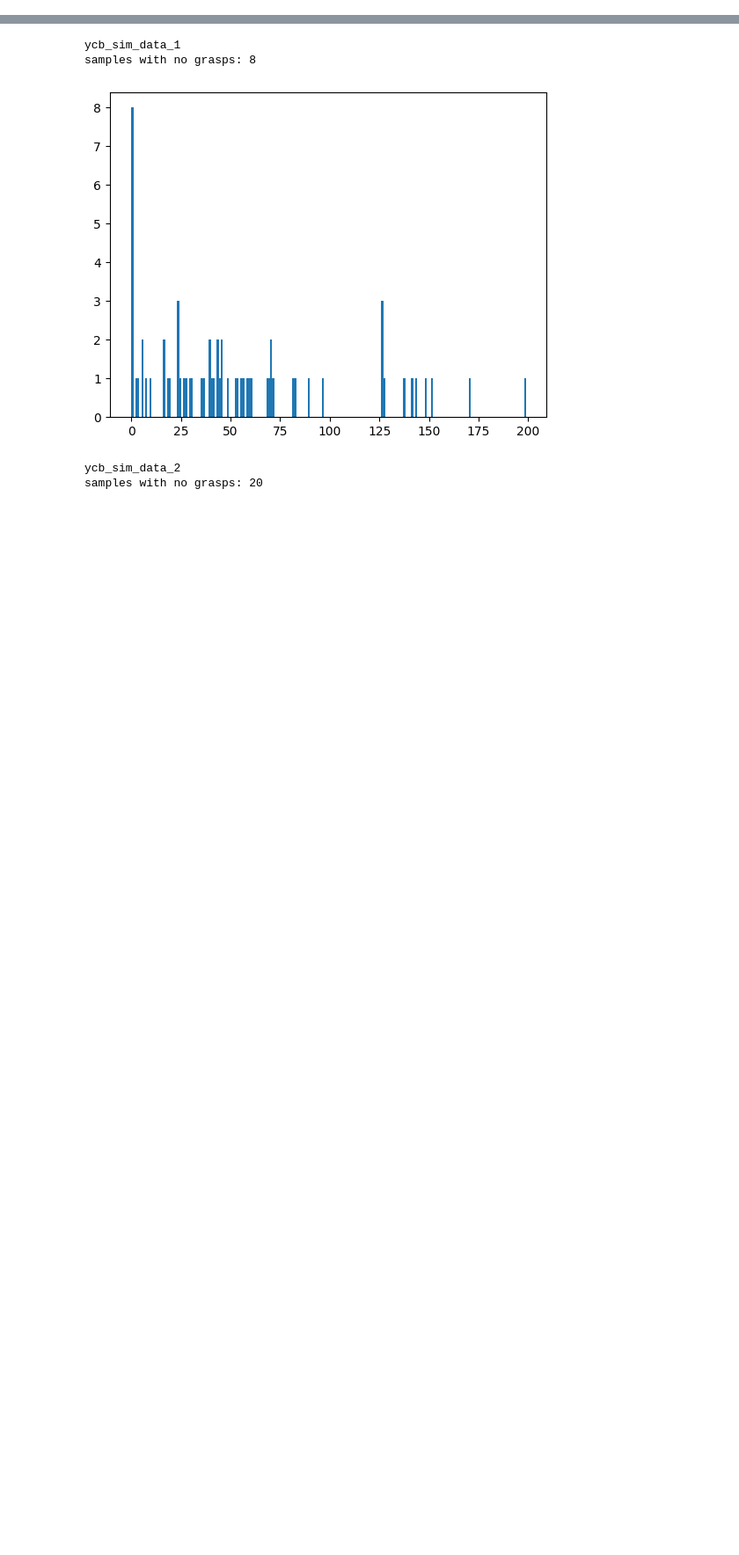
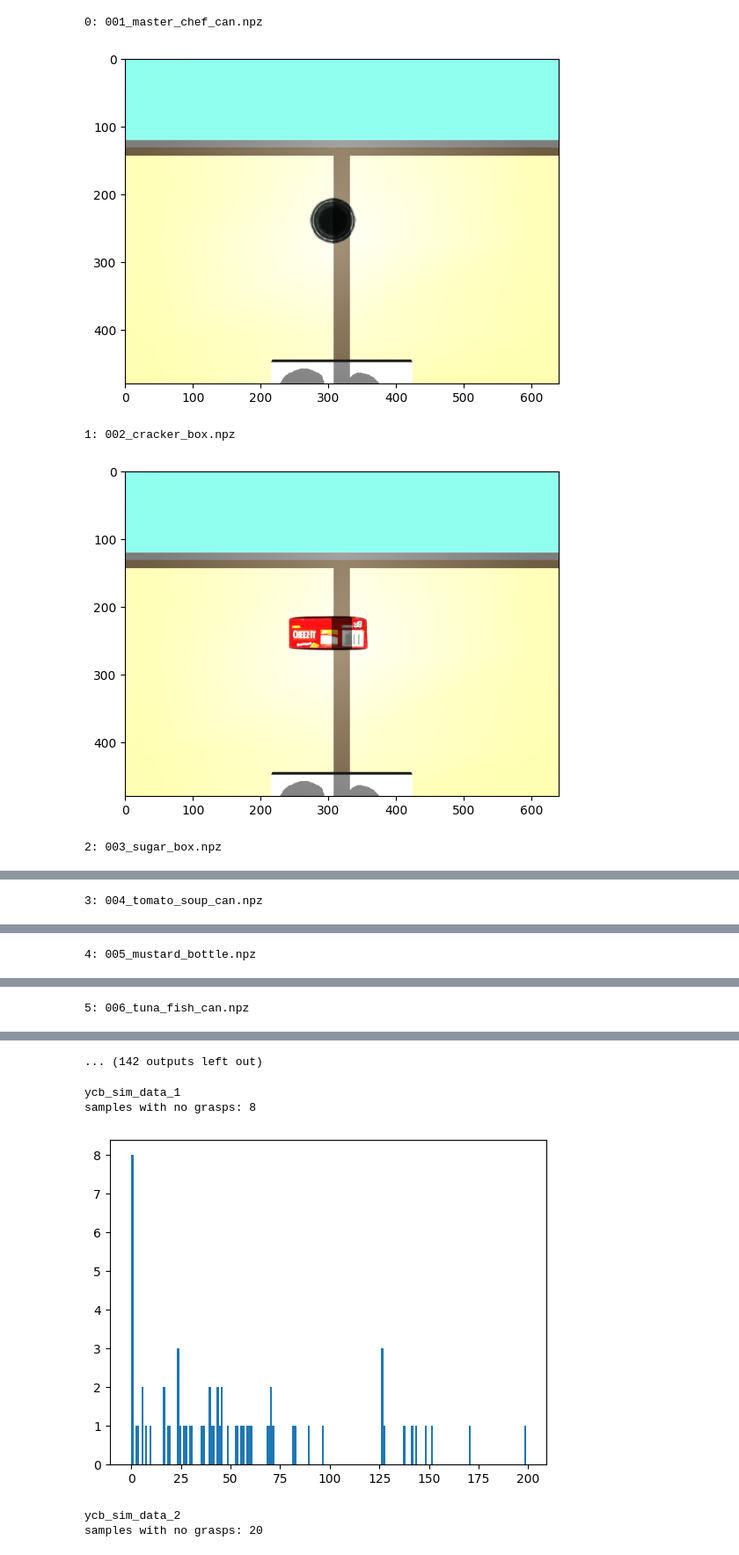
Before and after one commit to m0dd0/ContactGraspnetBenchmark, a Jupyter notebook: notebooks/03_compare_results.ipynb, the cells around one changed output, grey strips where cells are left out. Shown at 88% size. Drawn from its saved outputs; the diff is of its cells as text; code cells hidden in the pictures; blank space fills up the shorter version.

```diff
--- a/notebooks/03_compare_results.ipynb
+++ b/notebooks/03_compare_results.ipynb
@@ -13,14 +19,20 @@ from contact_graspnet.datatypes import GraspCam
 # %%
 ### plot all original images ###
 
-# ycb_path = Path.home() / "Documents" / "ycb_sim_data_1"
-# obj_names = sorted([p.name for p in ycb_path.iterdir()])
+ycb_path = Path.home() / "Documents" / "ycb_sim_data_1"
+obj_names = sorted([p.name for p in ycb_path.iterdir()])
 
-# for i, name in enumerate(obj_names):
-#     print(f"{i}: {name}")
+for i, name in enumerate(obj_names):
+    print(f"{i}: {name}")
 
-#     img = np.load(ycb_path / name)["rgb_img"]
+    img = np.load(ycb_path / name)["rgb_img"]
 
-#     plt.imshow(img)
+    plt.imshow(img)
 
-#     plt.show()
+    plt.show()
+# %% [output]
+0: 001_master_chef_can.npz
+[figure, added]
+1: 002_cracker_box.npz
+[figure, added]
+2: 003_sugar_box.npz
@@ -26,0 +40 @@ from contact_graspnet.datatypes import GraspCam
+3: 004_tomato_soup_can.npz
@@ -26,0 +42 @@ from contact_graspnet.datatypes import GraspCam
+4: 005_mustard_bottle.npz
@@ -26,0 +44 @@ from contact_graspnet.datatypes import GraspCam
+5: 006_tuna_fish_can.npz
@@ -27,3 +46,4 @@ from contact_graspnet.datatypes import GraspCam
+... (142 outputs left out)
 # %%
 ycb_result_paths = [
     get_root_dir() / "data" / "results" / "ycb_sim_data_1",
```
Also changed, not shown: parts of 2 cells of this notebook, 2 other files.
